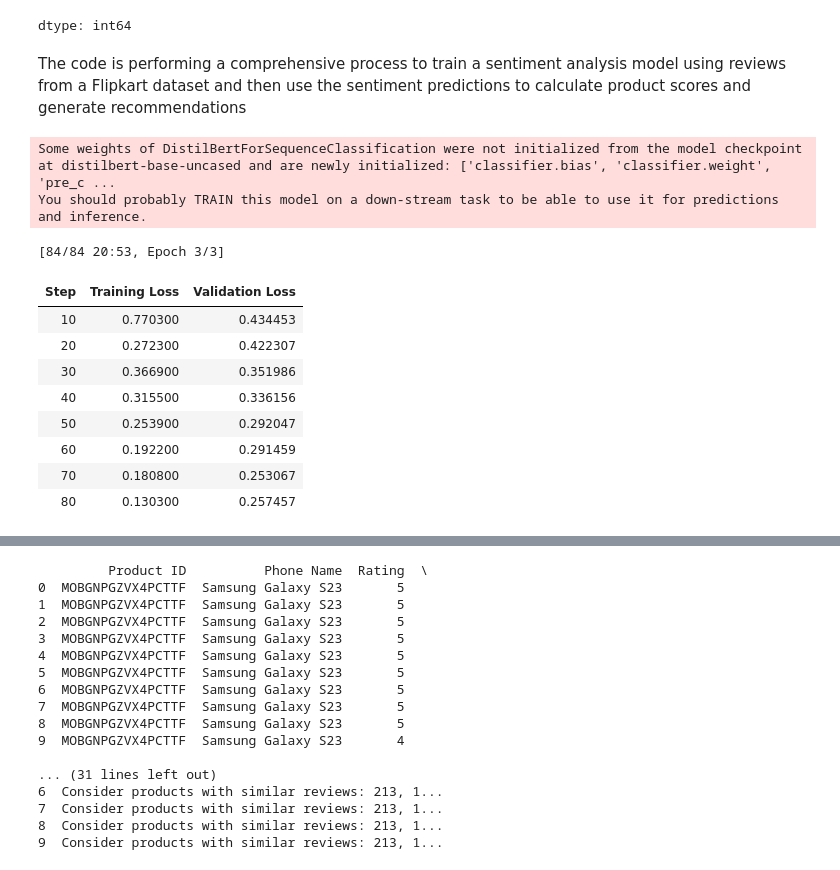
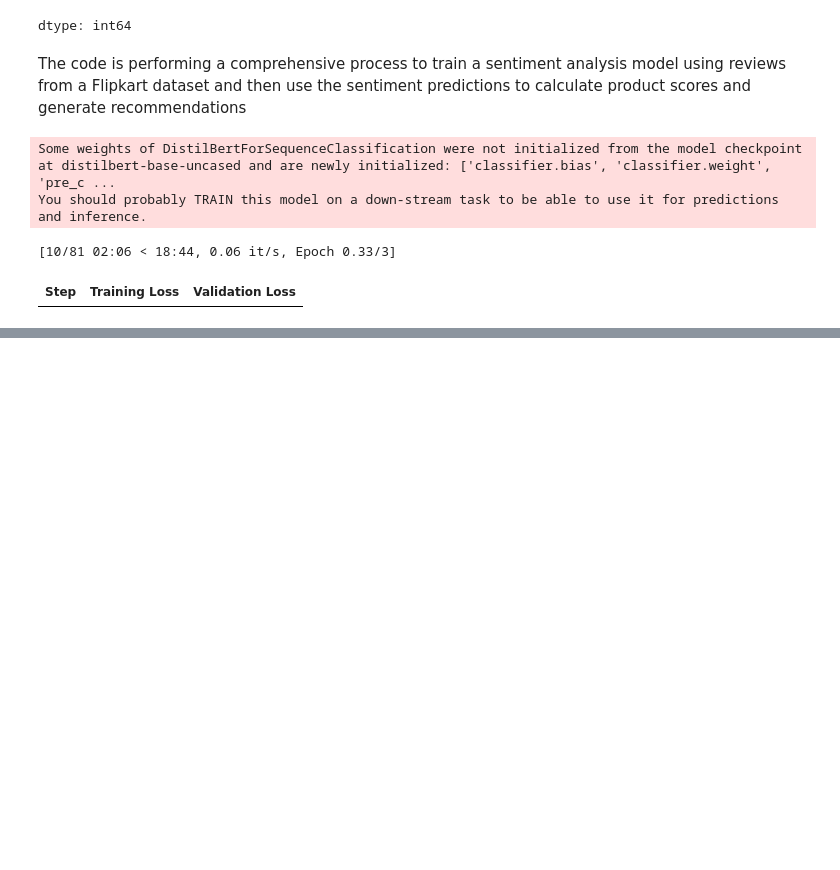
Before and after one commit to NaveenDivakar/Sentiment-Analysis, a Jupyter notebook: flipkart.ipynb, the cells around one changed output, grey strips where cells are left out. Saved outputs shown, nothing was run; the diff lists cells and outputs as text; code cells hidden in the pictures; blank space fills up the shorter version.

```diff
--- a/flipkart.ipynb
+++ b/flipkart.ipynb
@@ -359,7 +360,7 @@ import torch
 import random
 
 # Load Dataset
-df = pd.read_csv("E__GUVI_FINAL PROJECT_combined_flipkart_phone_reviews.csv")
+df = pd.read_csv("combined_flipkart_phone_reviews.csv")
 
 # Step 1: Map sentiment to numerical labels
 sentiment_mapping = {"Positive": 2, "Neutral": 1, "Negative": 0}
@@ -446,39 +447,31 @@ df = calculate_product_score(df)
 # Step 7: Unified Recommendation System
 def recommend_products_based_on_score(df):
     recommendations = []
     for index, row in df.iterrows():
         # Use product_score or sentiment to recommend similar products
         other_reviews = df[df.index != index].copy()  # Compare with other reviews
 
         # Sort other reviews by product score
         other_reviews = other_reviews.sort_values(by='product_score', ascending=False)
 
         if not other_reviews.empty:
             top_reviews = other_reviews.head(3)
             recommendations.append(f"Consider products with similar reviews: {', '.join(top_reviews.index.astype(str))}.")
         else:
             recommendations.append("No recommendations available.")
 
     return recommendations
 
 df['Recommendations'] = recommend_products_based_on_score(df)
 
 # Step 8: Save final recommendations
 output_file_path = 'flipkart_reviews_with_score_based_recommendations.csv'
 df.to_csv(output_file_path, index=False)
 
 # Print a sample of the DataFrame to verify the output
 print(df.head(10))
 # %% [output]
 Some weights of DistilBertForSequenceClassification were not initialized from the model checkpoint at distilbert-base-uncased and are newly initialized: ['classifier.bias', 'classifier.weight', 'pre_c ...
 You should probably TRAIN this model on a down-stream task to be able to use it for predictions and inference.
-[84/84 20:53, Epoch 3/3]
+[10/81 02:06 < 18:44, 0.06 it/s, Epoch 0.33/3]
 | Step | Training Loss | Validation Loss |
-| 10 | 0.770300 | 0.434453 |
-| 20 | 0.272300 | 0.422307 |
-| 30 | 0.366900 | 0.351986 |
-| 40 | 0.315500 | 0.336156 |
-| 50 | 0.253900 | 0.292047 |
-| 60 | 0.192200 | 0.291459 |
-| 70 | 0.180800 | 0.253067 |
-| 80 | 0.130300 | 0.257457 |
@@ -486,20 +478,3 @@ You should probably TRAIN this model on a down-stream task to be able to use it
-         Product ID          Phone Name  Rating  \
-0  MOBGNPGZVX4PCTTF  Samsung Galaxy S23       5
-1  MOBGNPGZVX4PCTTF  Samsung Galaxy S23       5
-2  MOBGNPGZVX4PCTTF  Samsung Galaxy S23       5
-3  MOBGNPGZVX4PCTTF  Samsung Galaxy S23       5
-4  MOBGNPGZVX4PCTTF  Samsung Galaxy S23       5
-5  MOBGNPGZVX4PCTTF  Samsung Galaxy S23       5
-6  MOBGNPGZVX4PCTTF  Samsung Galaxy S23       5
-7  MOBGNPGZVX4PCTTF  Samsung Galaxy S23       5
-8  MOBGNPGZVX4PCTTF  Samsung Galaxy S23       5
-9  MOBGNPGZVX4PCTTF  Samsung Galaxy S23       4
-
-... (31 lines left out)
-6  Consider products with similar reviews: 213, 1...
-7  Consider products with similar reviews: 213, 1...
-8  Consider products with similar reviews: 213, 1...
-9  Consider products with similar reviews: 213, 1...
 # %%
 # Save the trained model and tokenizer
 output_dir = "sentiment_model1"
```
Also changed, not shown: parts of 25 cells of this notebook.
